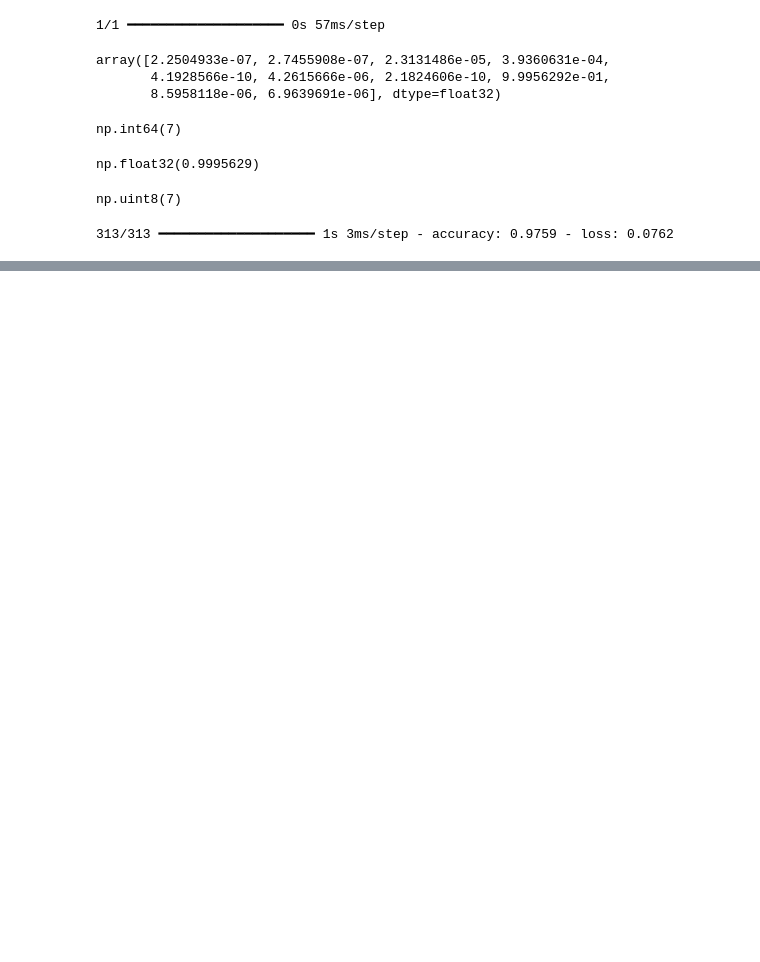
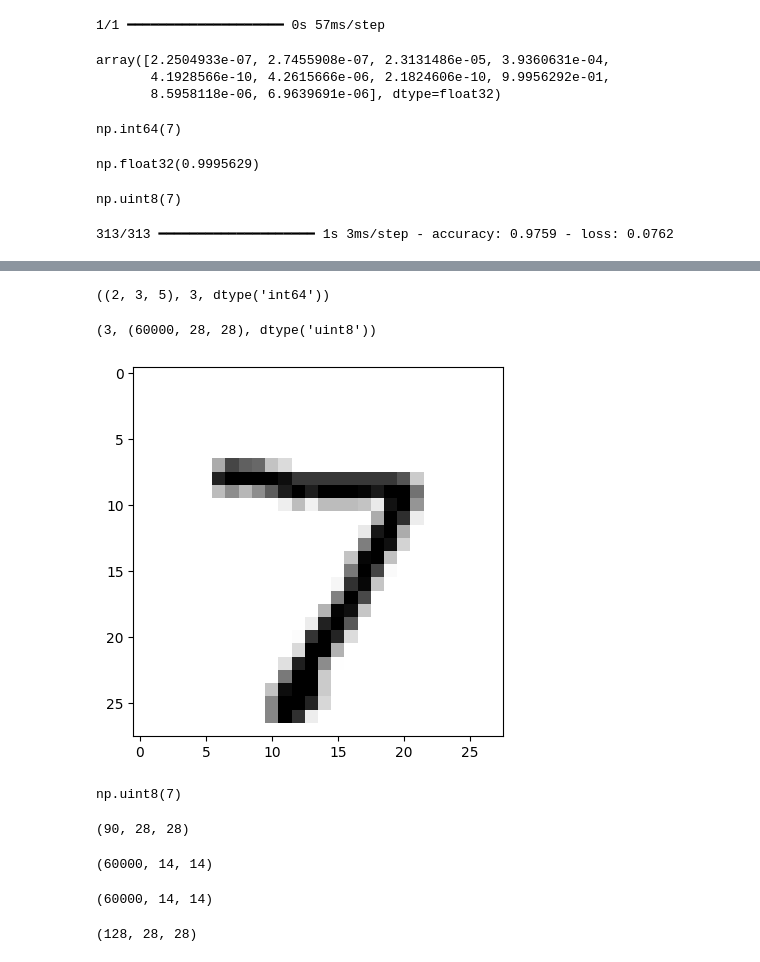
Before and after one commit to deehzee/mlgym, a Jupyter notebook: dlpy/02_mathematical_building_blocks.ipynb, the cells around one changed output, grey strips where cells are left out. Drawn from its saved outputs; the diff is of its cells as text; code cells hidden in the pictures; blank space fills up the shorter version.

```diff
--- a/dlpy/02_mathematical_building_blocks.ipynb
+++ b/dlpy/02_mathematical_building_blocks.ipynb
@@ -108,0 +161,4 @@ test_loss, test_acc = model.evaluate(test_images, test_labels)
+# %%
+x.shape, x.ndim, x.dtype
+# %% [output]
+((2, 3, 5), 3, dtype('int64'))
@@ -108,0 +167,6 @@ test_loss, test_acc = model.evaluate(test_images, test_labels)
+# %%
+(train_images, train_labels), (test_images, test_labels) = mnist.load_data()
+# %%
+train_images.ndim, train_images.shape, train_images.dtype
+# %% [output]
+(3, (60000, 28, 28), dtype('uint8'))
@@ -108,0 +175,35 @@ test_loss, test_acc = model.evaluate(test_images, test_labels)
+# %%
+digit = test_images[0]
+plt.imshow(digit, cmap=plt.cm.binary)
+plt.show()
+# %% [output]
+[figure, added]
+# %%
+test_labels[0]
+# %% [output]
+np.uint8(7)
+# %%
+# Take images from #10 to #100 (excl)
+my_slice = train_images[10:100]
+my_slice.shape
+# %% [output]
+(90, 28, 28)
+# %%
+# Bottom right corner of the images
+my_slice = train_images[:, 14:, 14:]
+my_slice.shape
+# %% [output]
+(60000, 14, 14)
+# %%
+# Middle of the images
+my_slice = train_images[:, 7:-7, 7:-7]
+my_slice.shape
+# %% [output]
+(60000, 14, 14)
+# %%
+# n-th batch (axis 0 is the samples)
+n=2
+batch = train_images[128 * n : 128 * (n + 1)]
+batch.shape
+# %% [output]
+(128, 28, 28)
```
Also changed, not shown: parts of 28 cells of this notebook.
